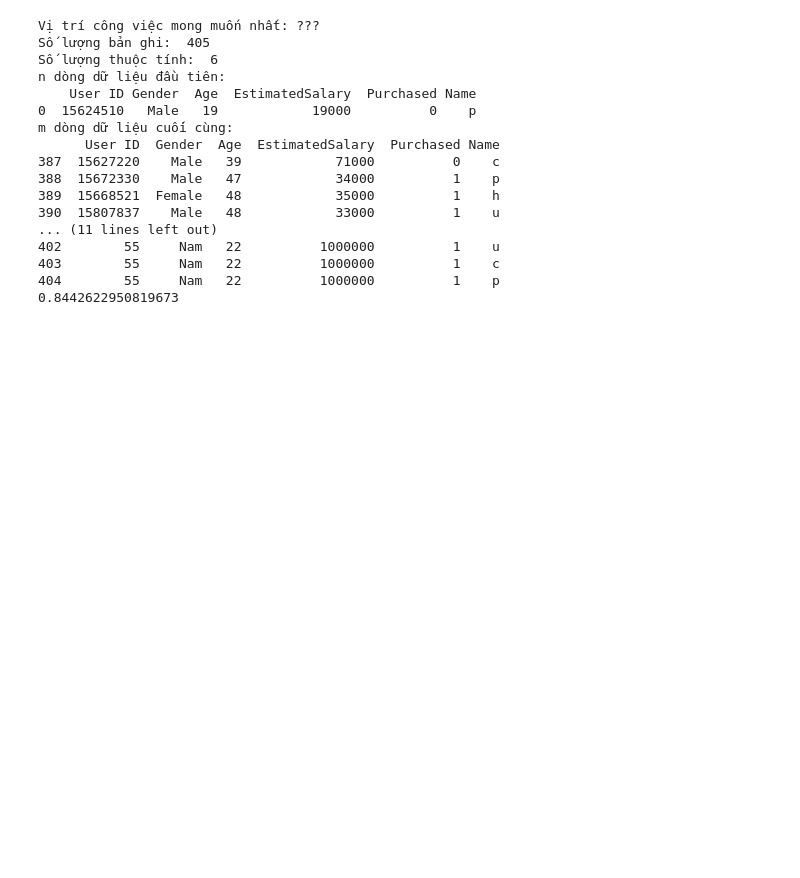
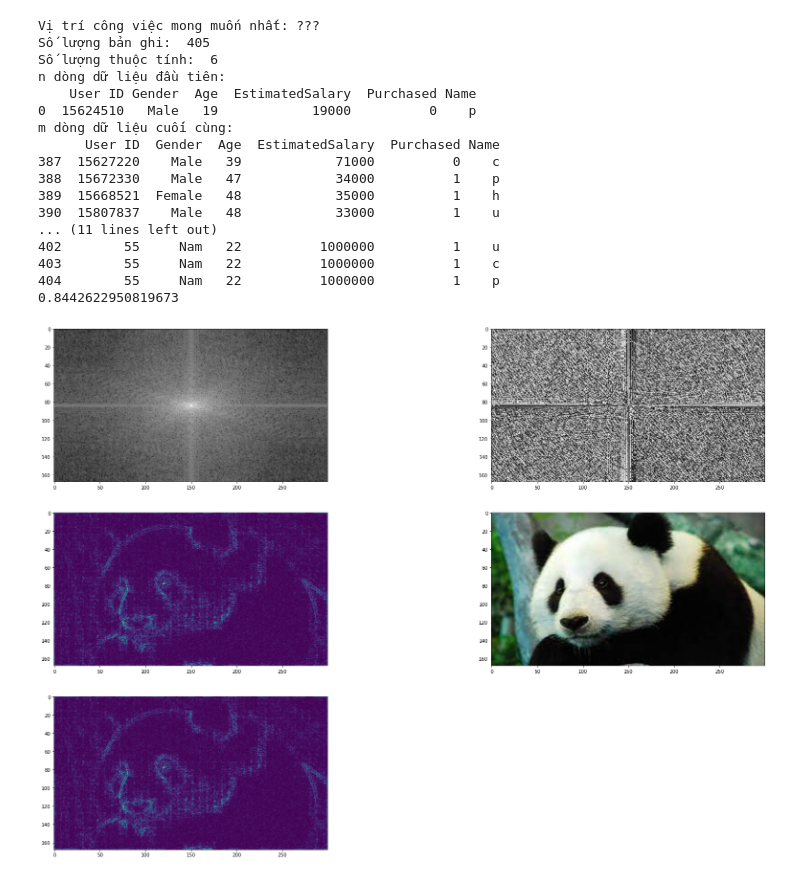
Before and after one commit to phuc180155/Graduation_Thesis, a Jupyter notebook: my_thesis/forensics/dl_technique/check.ipynb, the cells around one changed output. Cells and saved outputs as stored; diff of their text form; code cells hidden in the pictures; blank space fills up the shorter version.

```diff
--- a/my_thesis/forensics/dl_technique/check.ipynb
+++ b/my_thesis/forensics/dl_technique/check.ipynb
@@ -3887,3 +3887,55 @@ m dòng dữ liệu cuối cùng:
 403        55     Nam   22          1000000          1    c
 404        55     Nam   22          1000000          1    p
 0.8442622950819673
+# %%
+import numpy as np
+import cv2
+from PIL import Image
+import matplotlib.pyplot as plt
+import torch
+
+img_path = "/mnt/disk1/doan/phucnp/Graduation_Thesis/my_thesis/forensics/dl_technique/panda.jpg"
+img = Image.open(img_path)
+
+imgcv = cv2.imread(img_path)
+imgcv = cv2.cvtColor(imgcv, code=cv2.COLOR_BGR2GRAY)
+imgcv = np.fft.fftshift(np.fft.fft2(imgcv))
+mag = np.log(np.abs(imgcv))
+phase = np.angle(imgcv)
+# print(phase)
+
+def reconstruct(mag,ang):
+    combined = np.multiply(mag, np.exp(1j*ang))
+    fftx = np.fft.ifftshift(combined)
+    ffty = np.fft.ifft2(fftx)
+    imgCombined = np.abs(ffty)
+    return imgCombined
+
+plt.figure(figsize=(30, 20))
+plt.subplot(3, 2, 1)
+plt.imshow(mag, cmap='gray')
+plt.subplot(3, 2, 2)
+plt.imshow(phase, cmap='gray')
+imgconstructed = reconstruct(mag, phase)
+# print(imgconstructed)
+plt.subplot(3, 2, 3)
+plt.imshow(imgconstructed)
+plt.subplot(3, 2, 4)
+plt.imshow(cv2.imread(img_path))
+
+def reconstruct_torch(mag,ang):
+    combined = torch.multiply(mag, torch.exp(1j*ang))
+    fftx = torch.fft.ifftshift(combined)
+    ffty = torch.fft.ifft2(fftx)
+    imgCombined = torch.abs(ffty)
+    return imgCombined
+
+mag_torch = torch.tensor(mag).unsqueeze(dim=0)
+phase_torch = torch.tensor(phase).unsqueeze(dim=0)
+img_rec = reconstruct_torch(mag_torch, phase_torch)
+img_rec = img_rec.squeeze(dim=0).numpy().data
+plt.subplot(3, 2, 5)
+plt.imshow(img_rec)
+plt.show()
+# %% [output]
+[figure, added]
```
Also changed, not shown: parts of 1 cell of this notebook, 8 other files.
